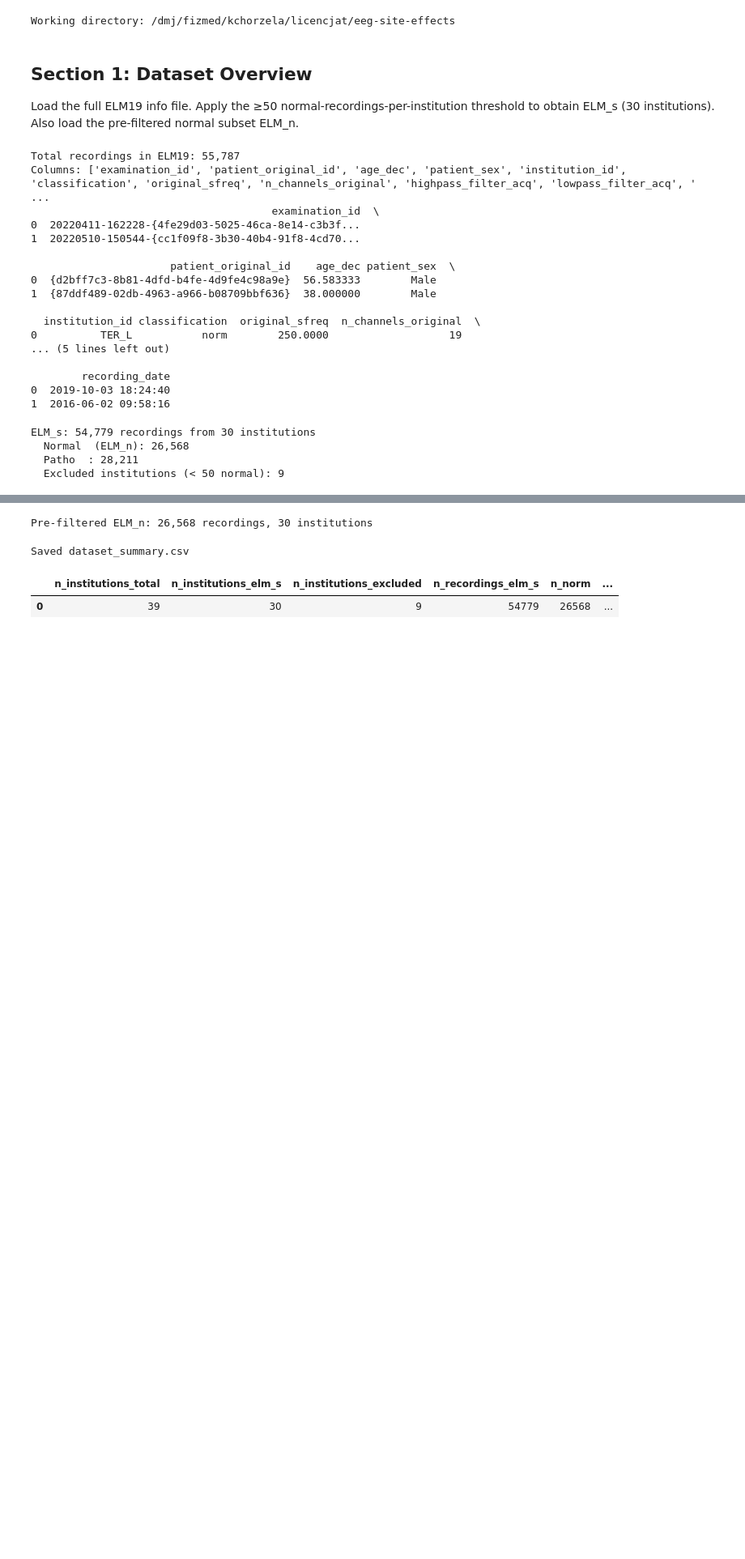
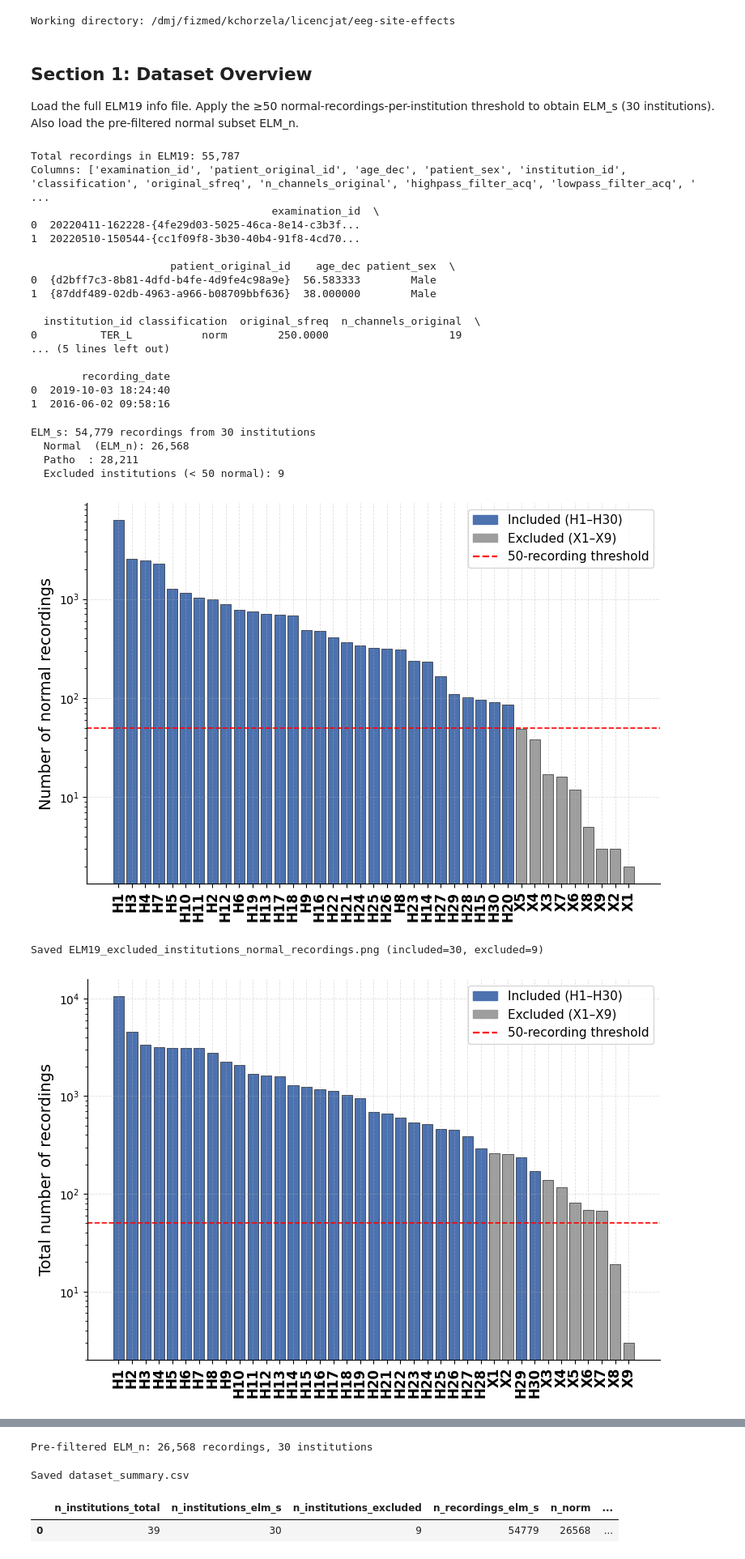
Before and after one commit to chox7/eeg-site-effects, a Jupyter notebook: notebooks/01_exploratory_analysis/01_dataset_characterization.ipynb, the cells around one changed output, grey strips where cells are left out. Shown at 81% size. Cells and saved outputs as stored; diff of their text form; code cells hidden in the pictures; blank space fills up the shorter version.

```diff
--- a/notebooks/01_exploratory_analysis/01_dataset_characterization.ipynb
+++ b/notebooks/01_exploratory_analysis/01_dataset_characterization.ipynb
@@ -106,3 +105,72 @@ ELM_s: 54,779 recordings from 30 institutions
   Normal  (ELM_n): 26,568
   Patho  : 28,211
   Excluded institutions (< 50 normal): 9
+# %%
+# Institution histograms (39 institutions): normal-recording count and total-recording count
+# Bars sorted descending; 30 included sites labelled H1..H30 per ANON_MAP, 9 excluded sites
+# labelled X1..X9 (sorted by descending normal count for a stable mapping across both subfigures).
+
+# Counts on the full ELM19 (39 institutions, before filtering)
+norm_counts_full = elm19[elm19['classification'] == 'norm'].groupby('institution_id').size()
+all_counts_full  = elm19.groupby('institution_id').size()
+
+THRESHOLD = 50
+
+# Build a stable map for the 9 excluded sites: X1 = excluded with most normals, X9 = fewest
+included_origs = set(ANON_MAP.keys())
+excluded_origs = sorted(set(elm19['institution_id'].unique()) - included_origs)
+excl_all_sorted = all_counts_full.reindex(excluded_origs).fillna(0).sort_values(ascending=False)
+EXCL_MAP = {orig: f'X{i+1}' for i, orig in enumerate(excl_all_sorted.index)}
+COMBINED_MAP = {**ANON_MAP, **EXCL_MAP}
+
+
+def _plot_inst_hist(counts, threshold, title, fname, ylabel='Number of recordings'):
+    s = counts.sort_values(ascending=False)
+    labels = [COMBINED_MAP.get(orig, '?') for orig in s.index]
+    colors = ['#4C72B0' if l.startswith('H') else '#9E9E9E' for l in labels]
+
+    fig, ax = plt.subplots(figsize=(8, 5.5))
+    ax.bar(range(len(s)), s.values, color=colors, edgecolor='black', linewidth=0.4)
+    ax.axhline(threshold, color='red', linestyle='--', linewidth=1.2,
+               label=f'{threshold}-recording inclusion threshold')
+
+    ax.set_xticks(range(len(s)))
+    ax.set_xticklabels(labels, rotation=90, fontsize=12, fontweight='bold')
+    ax.set_ylabel(ylabel, fontsize=14)
+    ax.set_yscale('log')
+
+    # Legend with colour key
+    from matplotlib.patches import Patch
+    leg_handles = [
+        Patch(color='#4C72B0', label='Included (H1–H30)'),
+        Patch(color='#9E9E9E', label='Excluded (X1–X9)'),
+        plt.Line2D([0], [0], color='red', linestyle='--',
+                   label=f'{threshold}-recording threshold'),
+    ]
+    ax.legend(handles=leg_handles, loc='upper right', fontsize=11)
+    ax.grid(axis='y', linestyle='--', alpha=0.4)
+    plt.tight_layout()
+    plt.savefig(FIG_DIR / fname, dpi=DPI, bbox_inches='tight')
+    plt.show()
+    n_included = sum(1 for l in labels if l.startswith('H'))
+    n_excluded = sum(1 for l in labels if l.startswith('X'))
+    print(f'Saved {fname} (included={n_included}, excluded={n_excluded})')
+
+
+_plot_inst_hist(norm_counts_full, THRESHOLD,
+                'Normal recordings per institution (39 sites in ELM19)',
+                'ELM19_excluded_institutions_normal_recordings.png',
+                ylabel='Number of normal recordings')
+
+_plot_inst_hist(all_counts_full, THRESHOLD,
+                'All recordings per institution (39 sites in ELM19)',
+                'ELM19_excluded_institutions_all_recordings.png',
+                ylabel='Total number of recordings')
+
+print('\nExcluded-site mapping (X_i → original code):')
+for x, orig in zip(EXCL_MAP.values(), EXCL_MAP.keys()):
+    print(f'  {x} = {orig} ({int(norm_counts_full.get(orig, 0))} normals)')
+# %% [output]
+[figure, added]
+Saved ELM19_excluded_institutions_normal_recordings.png (included=30, excluded=9)
+[figure, added]
```
Also changed, not shown: parts of 7 cells of this notebook, 9 other files.
